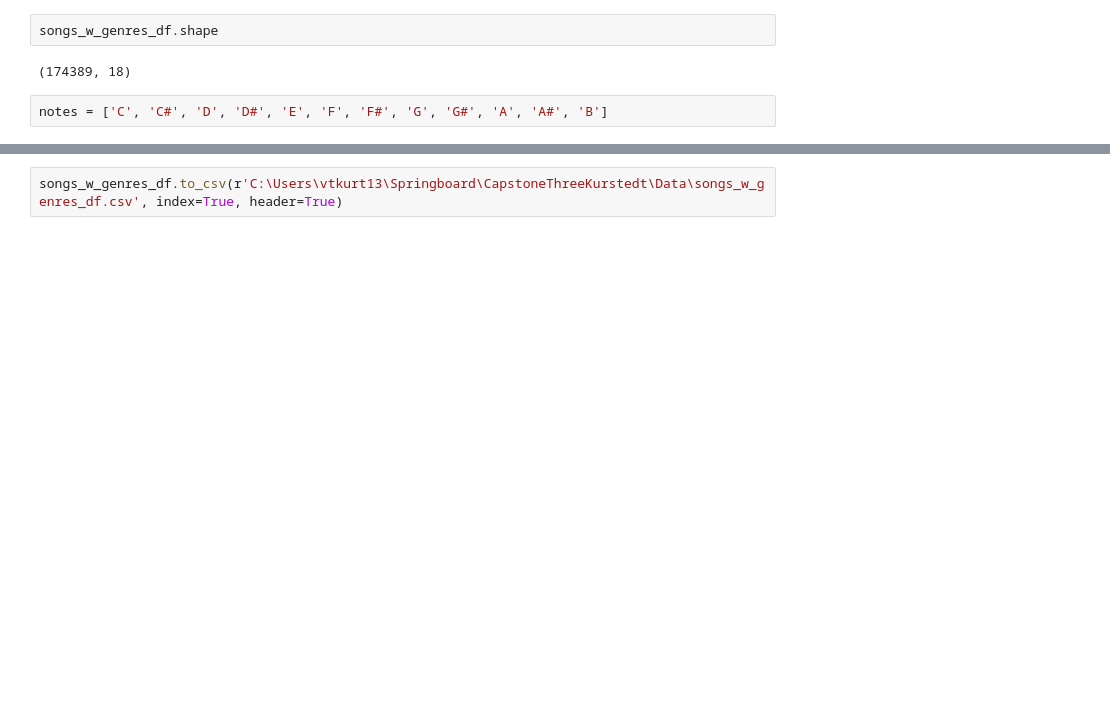
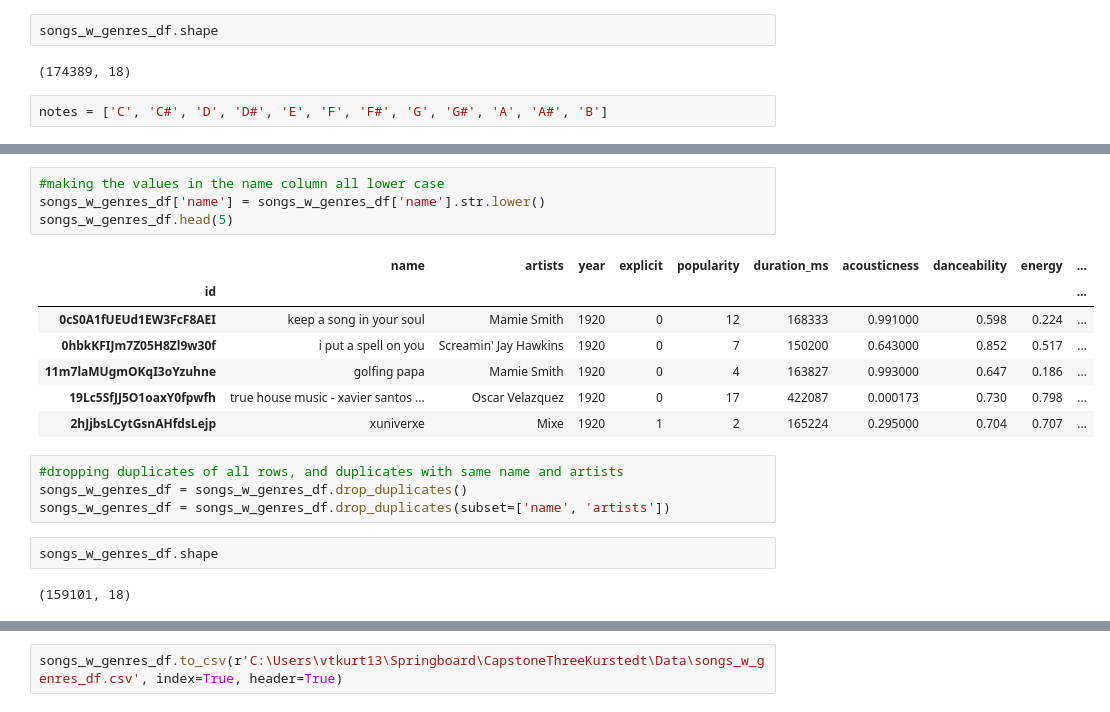
Before and after one commit to jkurt13/CapstoneThree, a Jupyter notebook: Data Wrangling.ipynb, the cells around one changed output, grey strips where cells are left out. Cells and saved outputs as stored; diff of their text form; blank space fills up the shorter version.

```diff
--- a/Data Wrangling.ipynb
+++ b/Data Wrangling.ipynb
@@ -198,3 +198,23 @@ songs_w_genres_df.head()
 | 11m7laMUgmOKqI3oYzuhne | Golfing Papa | Mamie Smith | 1920 | 0 | 4 | 163827 | 0.993000 | 0.647 | 0.186 | ... |
 | 19Lc5SfJJ5O1oaxY0fpwfh | True House Music - Xavier Santos ... | Oscar Velazquez | 1920 | 0 | 17 | 422087 | 0.000173 | 0.730 | 0.798 | ... |
 | 2hJjbsLCytGsnAHfdsLejp | Xuniverxe | Mixe | 1920 | 1 | 2 | 165224 | 0.295000 | 0.704 | 0.707 | ... |
+# %%
+#making the values in the name column all lower case
+songs_w_genres_df['name'] = songs_w_genres_df['name'].str.lower()
+songs_w_genres_df.head(5)
+# %% [output]
+|  | name | artists | year | explicit | popularity | duration_ms | acousticness | danceability | energy | ... |
+| id |  |  |  |  |  |  |  |  |  | ... |
+| 0cS0A1fUEUd1EW3FcF8AEI | keep a song in your soul | Mamie Smith | 1920 | 0 | 12 | 168333 | 0.991000 | 0.598 | 0.224 | ... |
+| 0hbkKFIJm7Z05H8Zl9w30f | i put a spell on you | Screamin' Jay Hawkins | 1920 | 0 | 7 | 150200 | 0.643000 | 0.852 | 0.517 | ... |
+| 11m7laMUgmOKqI3oYzuhne | golfing papa | Mamie Smith | 1920 | 0 | 4 | 163827 | 0.993000 | 0.647 | 0.186 | ... |
+| 19Lc5SfJJ5O1oaxY0fpwfh | true house music - xavier santos ... | Oscar Velazquez | 1920 | 0 | 17 | 422087 | 0.000173 | 0.730 | 0.798 | ... |
+| 2hJjbsLCytGsnAHfdsLejp | xuniverxe | Mixe | 1920 | 1 | 2 | 165224 | 0.295000 | 0.704 | 0.707 | ... |
+# %%
+#dropping duplicates of all rows, and duplicates with same name and artists
+songs_w_genres_df = songs_w_genres_df.drop_duplicates()
+songs_w_genres_df = songs_w_genres_df.drop_duplicates(subset=['name', 'artists'])
+# %%
+songs_w_genres_df.shape
+# %% [output]
+(159101, 18)
```
Also changed, not shown: parts of 2 cells of this notebook, 1 other file.
